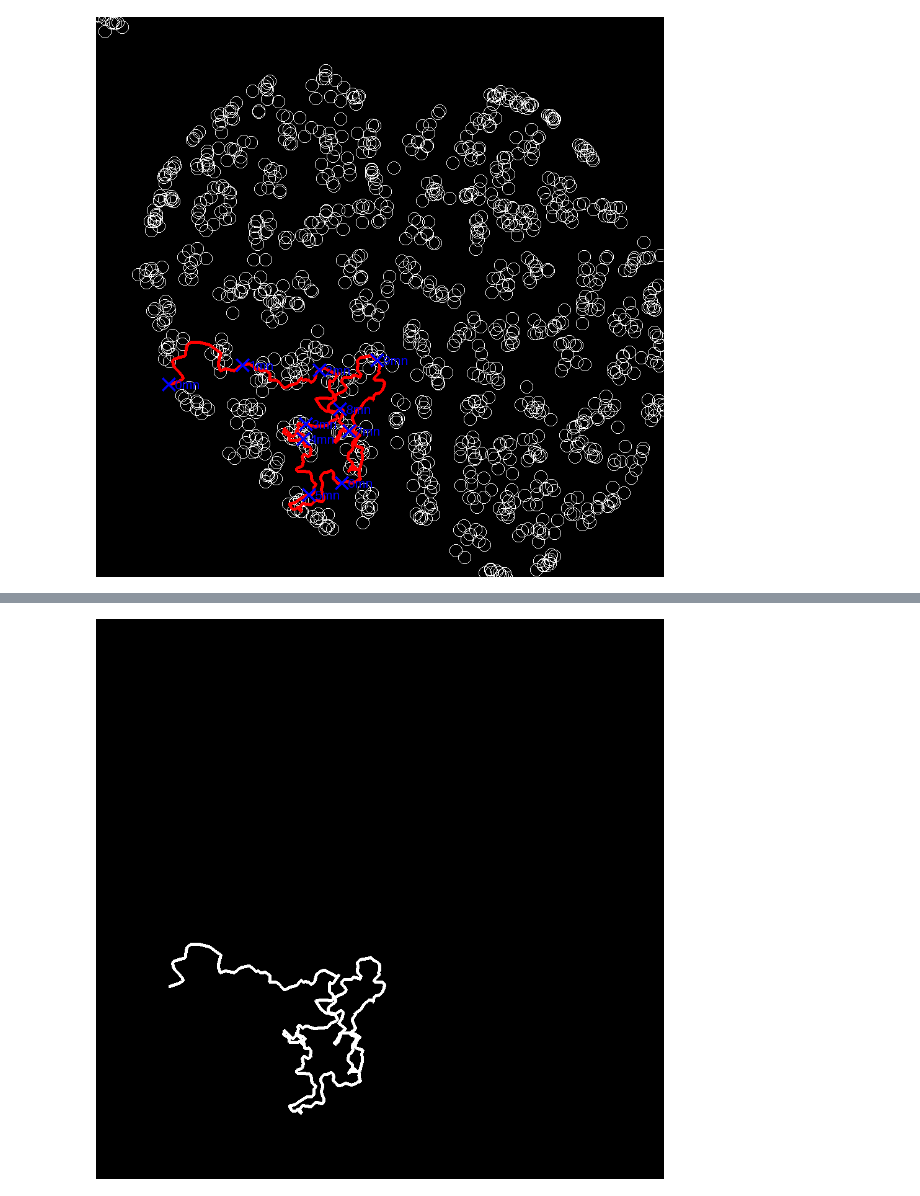
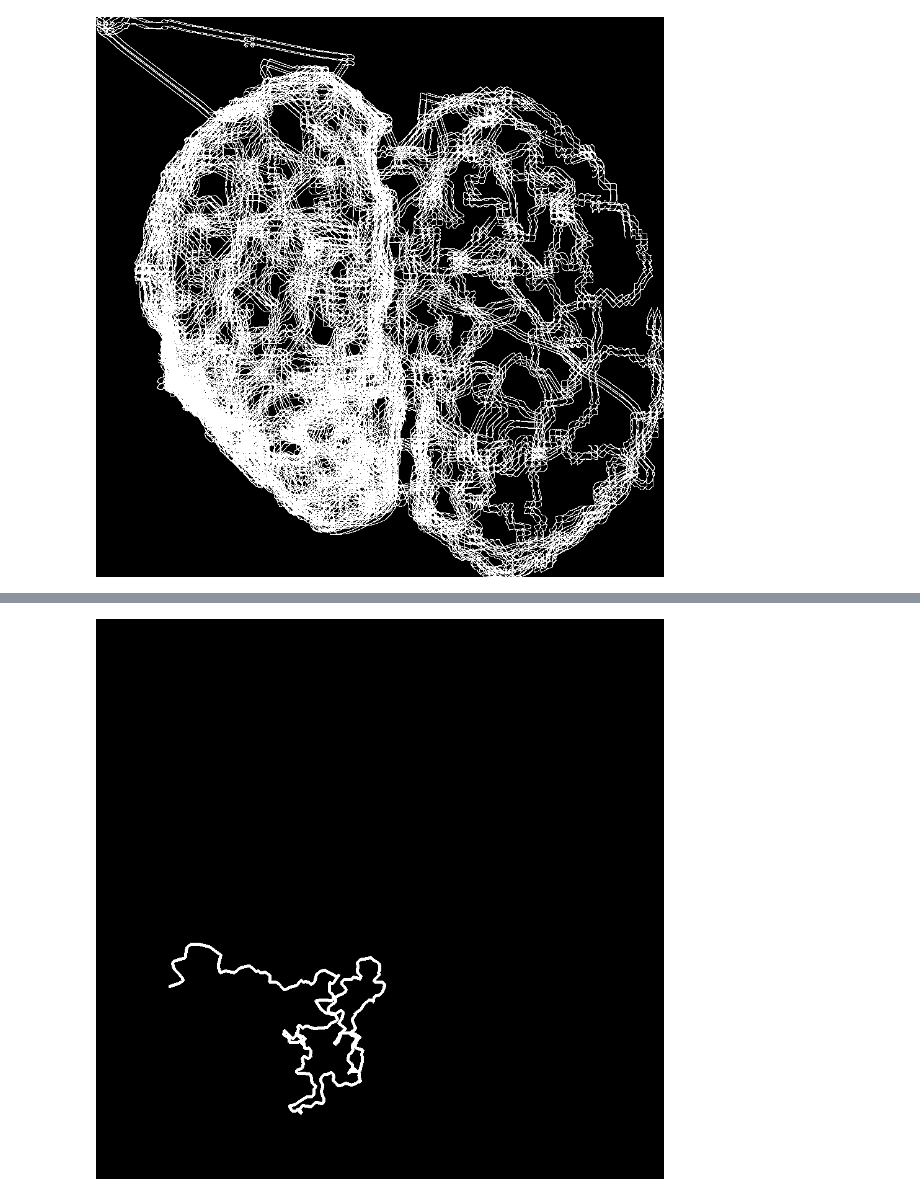
Before and after one commit to TomFiz/neuroforest, a Jupyter notebook: neuroforest-master/notebooks/test_drawing.ipynb, the cells around one changed output, grey strips where cells are left out. Cells and saved outputs as stored; diff of their text form; code cells hidden in the pictures.

```diff
--- a/neuroforest-master/notebooks/test_drawing.ipynb
+++ b/neuroforest-master/notebooks/test_drawing.ipynb
@@ -27,5 +33,18 @@ mushrooms_coords = transform(session.mushroom_coords, np.array([200, 0, 200]), Z
 mushrooms_coords = mushrooms_coords[:, [0, 2]]
 player_coords = transform([c["coord"] for c in session.player_coords], np.array([200, 0, 200]), ZOOM_FACTOR)
 player_coords = player_coords[:, [0, 2]]
+
+def compute_reach_hull(coords: np.ndarray, d_reach : int = 5) -> np.ndarray:
+    # Create a surface around the trajectory with the distance d_reach
+    expanded_coords = []
+    for coord in coords:
+        for dx in [-d_reach, d_reach]:
+            for dz in [-d_reach, d_reach]:
+                expanded_coords.append([coord[0] + dx, coord[1] + dz])
+
+    reach_hull = np.array(expanded_coords)
+    return reach_hull
+
+
 max_coord_x = int(mushrooms_coords[:, 0].max())
 max_coord_z = int(mushrooms_coords[:, 1].max())
@@ -38,25 +78,34 @@ plt.show()
 # %%
 def draw_cross(draw: ImageDraw.Draw, coord: tuple[int, int], time: int):
     offset = 10
     topleft = (coord[0] - offset, coord[1] - offset)
     topright = (coord[0] + offset, coord[1] - offset)
     bottomleft = (coord[0] - offset, coord[1] + offset)
     bottomright = (coord[0] + offset, coord[1] + offset)
     draw.line(topleft + bottomright, fill=(0, 0, 255), width=4)
     draw.line(topright + bottomleft, fill=(0, 0, 255), width=4)
     font = ImageFont.load_default(size=20)
     draw.text((coord[0] + 30, coord[1]), anchor="mm", fill="blue",
                   text=f"{time}mn", font=font, align="center")
 
 
-with Image.new(mode="RGB", size=(max_coord_x, max_coord_z)) as im:
-    draw = ImageDraw.Draw(im)
-    for m in mushrooms_coords:
-        draw.ellipse((tuple((m - 10).astype(int)), tuple((m + 10).astype(int))))
-    draw.line([tuple(p) for p in player_coords.astype(int)], fill=(255, 0, 0), width=5)
-    for i, p in enumerate(player_coords):
-        if i % (50 * 60) == 0:
-            draw_cross(draw, p.astype(int), i // (50 * 60))
-    display.display(im)
+def plot_hulls(hulls: List):
+    with Image.new(mode="RGB", size=(max_coord_x, max_coord_z)) as im:
+        draw = ImageDraw.Draw(im)
+        for i in range(len(hulls)):
+            hull = hulls[i]
+            draw.point([tuple(p) for p in hull.astype(int)])
+        display.display(im)
+
+hulls = []
+for sample in tqdm(dataloader):
+    session = sample["patchy"]
+    if session is None:
+        continue
+    player_coords = transform([c["coord"] for c in session.player_coords], np.array([200, 0, 200]), ZOOM_FACTOR)
+    player_coords = player_coords[:, [0, 2]]
+    reach_hull = compute_reach_hull(player_coords, 5)
+    hulls.append(reach_hull)
+plot_hulls(hulls)
 # %% [output]
-[figure, old version]
+[figure, new version]
```
Also changed, not shown: parts of 9 cells of this notebook, 1 other file.
